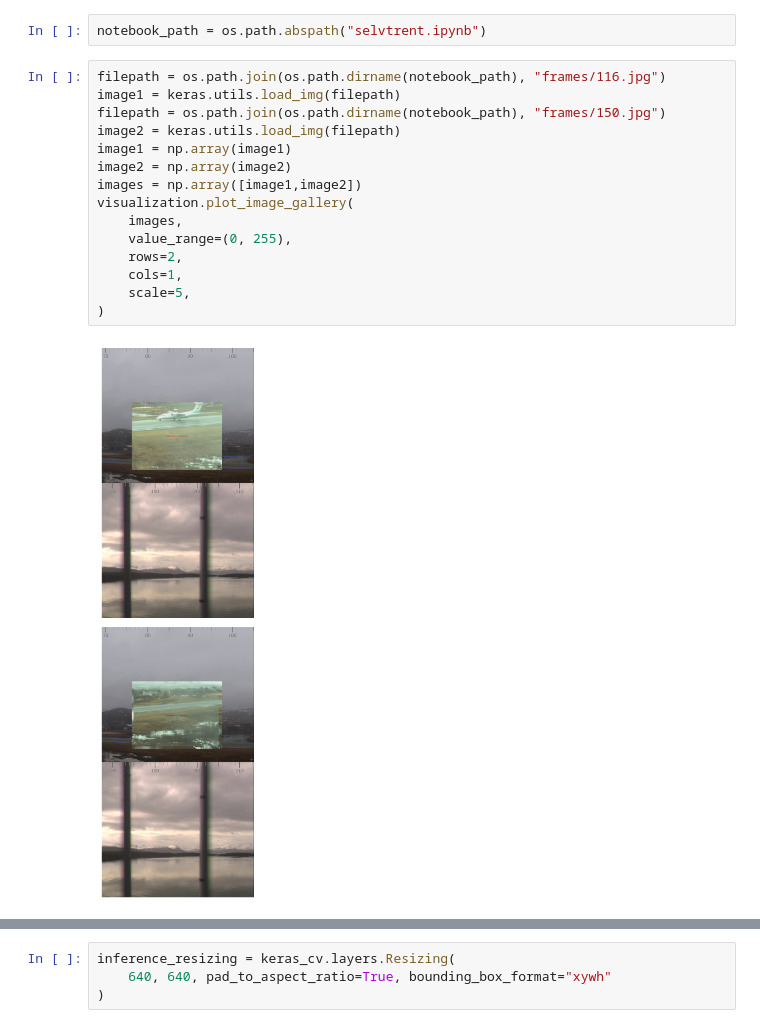
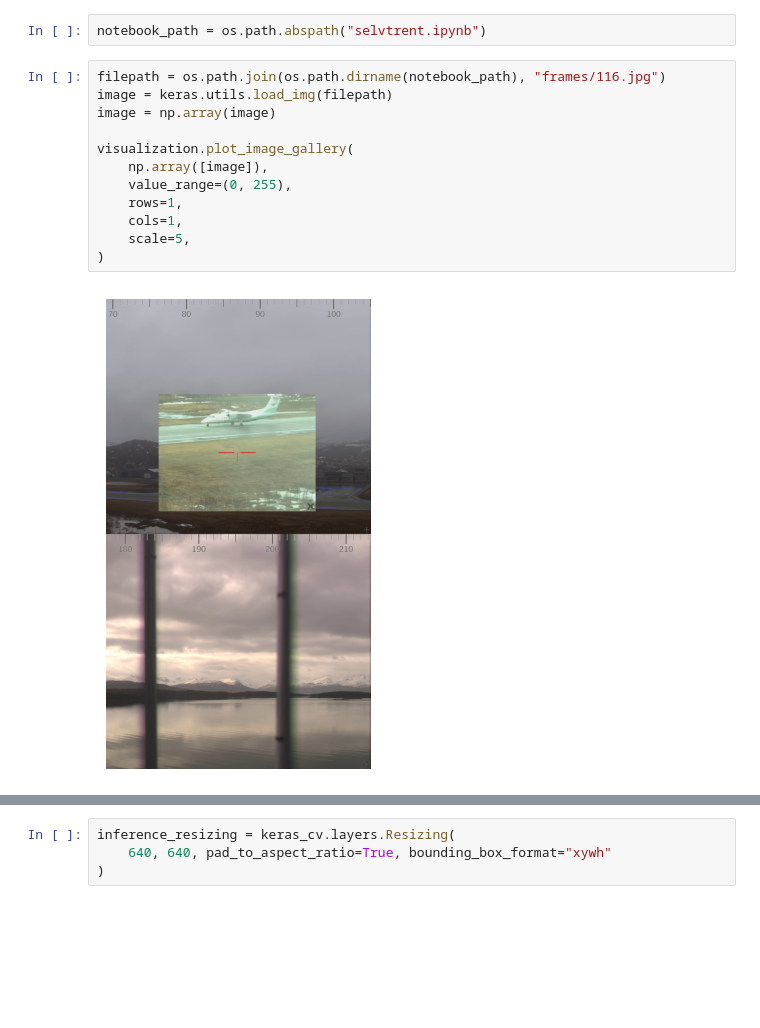
Before and after one commit to mariusbj/gruppe47, a Jupyter notebook: utrent.ipynb, the cells around one changed output, grey strips where cells are left out. Saved outputs shown, nothing was run; the diff lists cells and outputs as text; blank space fills up the shorter version.

```diff
--- a/utrent.ipynb
+++ b/utrent.ipynb
@@ -20,18 +20,15 @@ pretrained_model = keras_cv.models.YOLOV8Detector.from_preset(
 notebook_path = os.path.abspath("selvtrent.ipynb")
 # %%
 filepath = os.path.join(os.path.dirname(notebook_path), "frames/116.jpg")
-image1 = keras.utils.load_img(filepath)
-filepath = os.path.join(os.path.dirname(notebook_path), "frames/150.jpg")
-image2 = keras.utils.load_img(filepath)
-image1 = np.array(image1)
-image2 = np.array(image2)
-images = np.array([image1,image2])
+image = keras.utils.load_img(filepath)
+image = np.array(image)
+
 visualization.plot_image_gallery(
-    images,
+    np.array([image]),
     value_range=(0, 255),
-    rows=2,
+    rows=1,
     cols=1,
     scale=5,
 )
 # %% [output]
-[figure, old version]
+[figure, new version]
```
Also changed, not shown: parts of 3 cells of this notebook.
